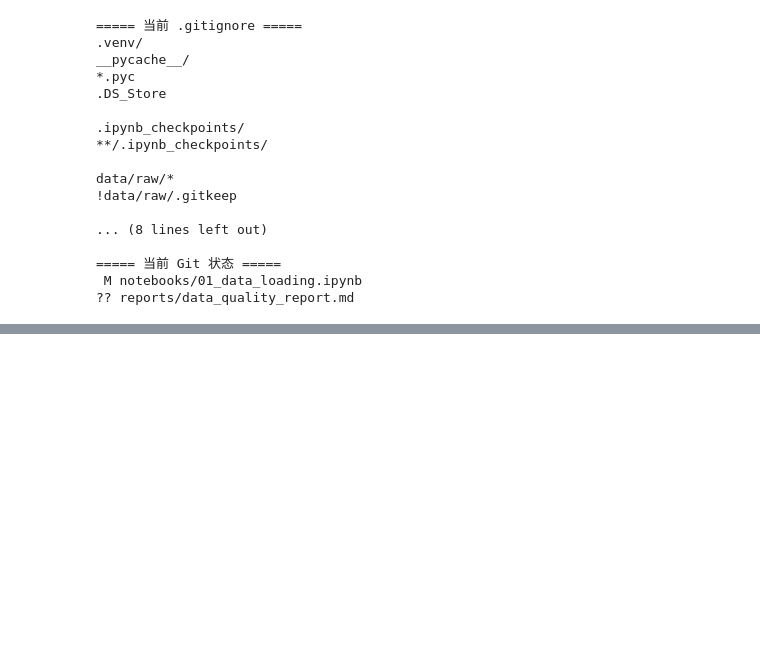
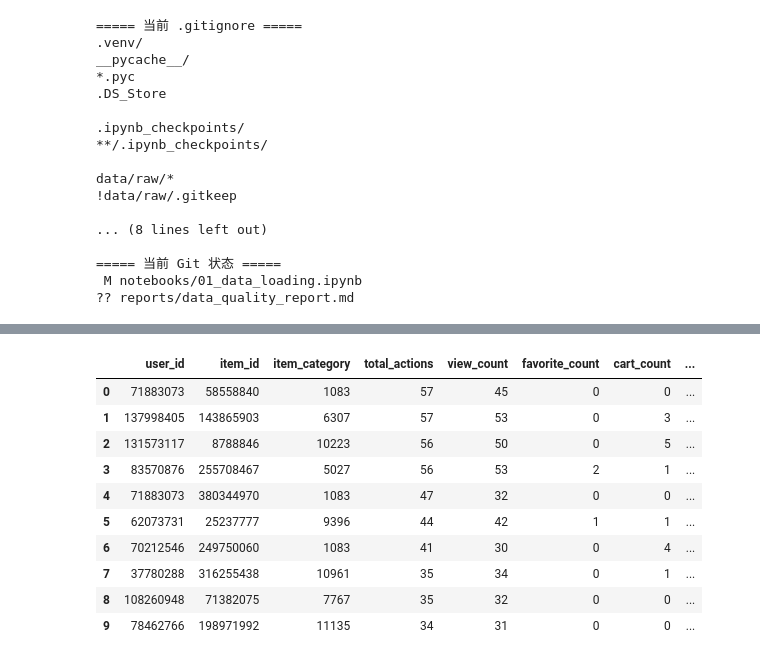
Before and after one commit to nyx0109-collab/user-behavior-analysis, a Jupyter notebook: notebooks/01_data_loading.ipynb, the cells around one changed output, grey strips where cells are left out. Drawn from its saved outputs; the diff is of its cells as text; code cells hidden in the pictures; blank space fills up the shorter version.

Commit message:
Complete multidimensional intermediate tables

```diff
--- a/notebooks/01_data_loading.ipynb
+++ b/notebooks/01_data_loading.ipynb
@@ -1243,0 +2235,86 @@ data/raw/*
+# %%
+# 用户—商品表基础校验
+user_item_validation = con.execute(f"""
+SELECT
+    COUNT(*) AS user_item_rows,
+
+    SUM(total_actions)
+        AS restored_observation_actions,
+
+    (
+        SELECT COUNT(*)
+        FROM read_parquet('{parquet_sql_path}')
+        WHERE time < TIMESTAMP '{CUTOFF_TIME}'
+    ) AS expected_observation_actions,
+
+    SUM(purchase_next_horizon_label)
+        AS positive_labels,
+
+    ROUND(
+        100.0
+        * SUM(purchase_next_horizon_label)
+        / COUNT(*),
+        6
+    ) AS positive_rate_pct,
+
+    MIN(recency_hours)
+        AS min_recency_hours,
+
+    MAX(recency_hours)
+        AS max_recency_hours
+
+FROM user_item_summary
+""").fetchdf()
+
+# 检查预测日购买商品是否在候选集中
+candidate_coverage = con.execute(f"""
+WITH prediction_day_purchases AS (
+    SELECT DISTINCT
+        user_id,
+        item_id
+
+    FROM read_parquet('{parquet_sql_path}')
+
+    WHERE
+        time >= TIMESTAMP '{CUTOFF_TIME}'
+        AND time < TIMESTAMP '{LABEL_END}'
+        AND behavior_type = 4
+)
+
+SELECT
+    COUNT(*) AS prediction_purchase_pairs,
+
+    COUNT(summary.user_id)
+        AS covered_purchase_pairs,
+
+    ROUND(
+        100.0
+        * COUNT(summary.user_id)
+        / COUNT(*),
+        4
+    ) AS candidate_coverage_pct
+
+FROM prediction_day_purchases AS purchases
+
+LEFT JOIN user_item_summary AS summary
+    ON purchases.user_id = summary.user_id
+    AND purchases.item_id = summary.item_id
+""").fetchdf()
+
+positive_examples = con.execute("""
+SELECT *
+FROM user_item_summary
+WHERE purchase_next_horizon_label = 1
+ORDER BY total_actions DESC
+LIMIT 10
+""").fetchdf()
+
+print("===== 用户—商品表校验 =====")
+display(user_item_validation)
+
+print("\n===== 预测日购买候选覆盖率 =====")
+display(candidate_coverage)
+
+print("\n===== 正样本示例 =====")
+display(positive_examples)
+# %% [output]
@@ -1243,0 +2328,11 @@ data/raw/*
+|  | user_id | item_id | item_category | total_actions | view_count | favorite_count | cart_count | ... |
+| 0 | 71883073 | 58558840 | 1083 | 57 | 45 | 0 | 0 | ... |
+| 1 | 137998405 | 143865903 | 6307 | 57 | 53 | 0 | 3 | ... |
+| 2 | 131573117 | 8788846 | 10223 | 56 | 50 | 0 | 5 | ... |
+| 3 | 83570876 | 255708467 | 5027 | 56 | 53 | 2 | 1 | ... |
+| 4 | 71883073 | 380344970 | 1083 | 47 | 32 | 0 | 0 | ... |
+| 5 | 62073731 | 25237777 | 9396 | 44 | 42 | 1 | 1 | ... |
+| 6 | 70212546 | 249750060 | 1083 | 41 | 30 | 0 | 4 | ... |
+| 7 | 37780288 | 316255438 | 10961 | 35 | 34 | 0 | 1 | ... |
+| 8 | 108260948 | 71382075 | 7767 | 35 | 32 | 0 | 0 | ... |
+| 9 | 78462766 | 198971992 | 11135 | 34 | 31 | 0 | 0 | ... |
```
Also changed, not shown: parts of 14 cells of this notebook, 2 other files.
